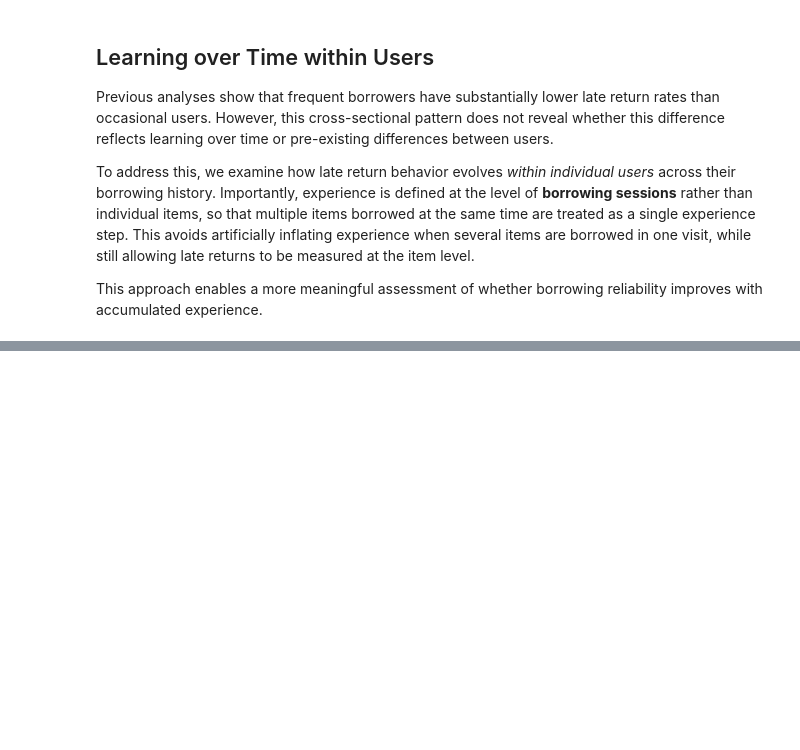
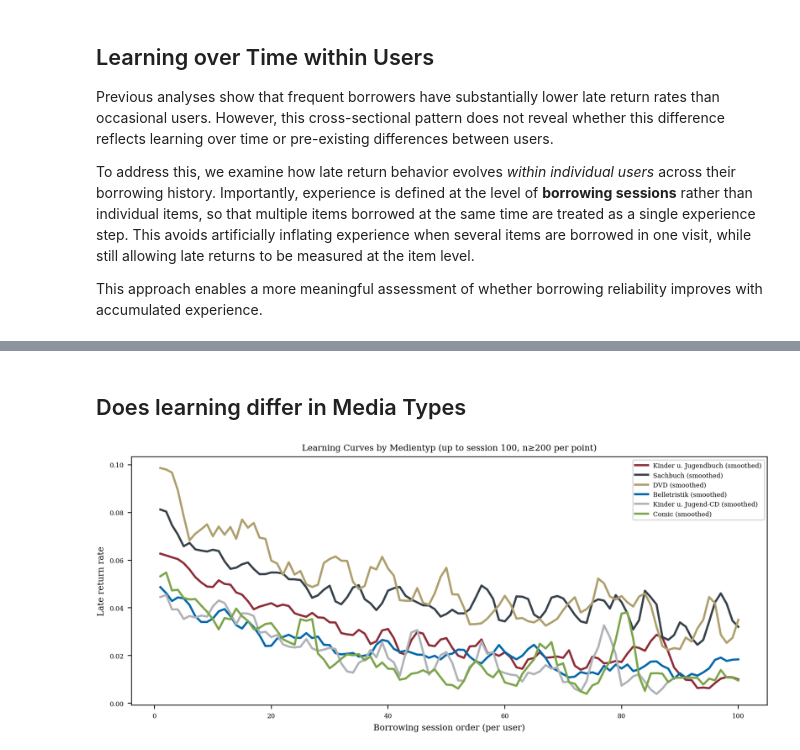
Before and after one commit to RobinAllgeier/Data_Literacy, a Jupyter notebook: exp/04_02_eda_user_behavior.ipynb, the cells around one changed output, grey strips where cells are left out. Drawn from its saved outputs; the diff is of its cells as text; code cells hidden in the pictures; blank space fills up the shorter version.

```diff
--- a/exp/04_02_eda_user_behavior.ipynb
+++ b/exp/04_02_eda_user_behavior.ipynb
@@ -534,0 +488,12 @@ df_late_share_by_size
+# %% [markdown]
+## Does learning differ in Media Types
+# %%
+MEDIA_TYPE_COL = "Medientyp"
+media_counts = df_learning[MEDIA_TYPE_COL].value_counts(dropna=False)
+media_type_whitelist = media_counts[media_counts > 100000].index.tolist()
+
+interesting_types = ["Kinder u. Jugendbuch", "Spiele", "Hörbuch", "Musik-CD",  "Zeitschriften"]
+
+plot_learning_curves_with_categories(df_learning, MEDIA_TYPE_COL, media_type_whitelist, False, 200, 3, 100)
+# %% [output]
+[figure, added]
```
Also changed, not shown: parts of 49 cells of this notebook, 1 other file.
